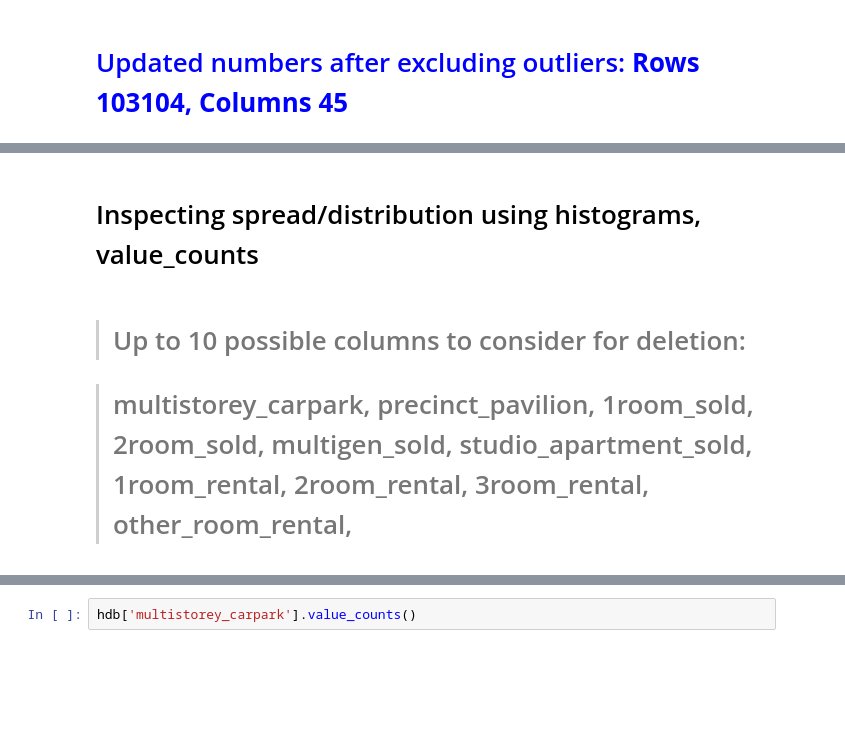
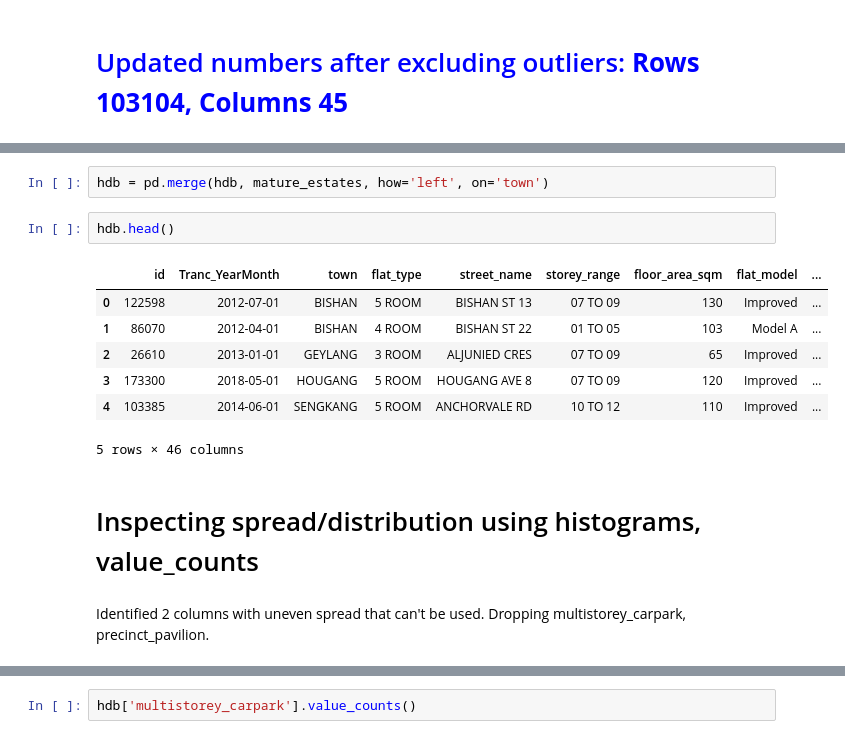
Before and after one commit to TheAnalystLeo/Groupdatasprint, a Jupyter notebook: datasprintgrp4.ipynb, the cells around one changed output, grey strips where cells are left out. Saved outputs shown, nothing was run; the diff lists cells and outputs as text; blank space fills up the shorter version.

```diff
--- a/datasprintgrp4.ipynb
+++ b/datasprintgrp4.ipynb
@@ -193,11 +206,19 @@ hdb.shape
+# %%
+hdb = pd.merge(hdb, mature_estates, how='left', on='town')
+# %%
+hdb.head()
+# %% [output]
+|  | id | Tranc_YearMonth | town | flat_type | street_name | storey_range | floor_area_sqm | flat_model | ... |
+| 0 | 122598 | 2012-07-01 | BISHAN | 5 ROOM | BISHAN ST 13 | 07 TO 09 | 130 | Improved | ... |
+| 1 | 86070 | 2012-04-01 | BISHAN | 4 ROOM | BISHAN ST 22 | 01 TO 05 | 103 | Model A | ... |
+| 2 | 26610 | 2013-01-01 | GEYLANG | 3 ROOM | ALJUNIED CRES | 07 TO 09 | 65 | Improved | ... |
+| 3 | 173300 | 2018-05-01 | HOUGANG | 5 ROOM | HOUGANG AVE 8 | 07 TO 09 | 120 | Improved | ... |
+| 4 | 103385 | 2014-06-01 | SENGKANG | 5 ROOM | ANCHORVALE RD | 10 TO 12 | 110 | Improved | ... |
+5 rows × 46 columns
 # %% [markdown]
 # Inspecting spread/distribution using histograms, value_counts
 # %% [markdown]
-<font color='green'>
-
-> # Up to 10 possible columns to consider for deletion:
-
-> # multistorey_carpark,  precinct_pavilion, 1room_sold, 2room_sold, multigen_sold, studio_apartment_sold, 1room_rental, 2room_rental, 3room_rental, other_room_rental,
+Identified 2 columns with uneven spread that can't be used. Dropping multistorey_carpark,  precinct_pavilion.
 # %%
 hdb.hist(figsize=(20,20));
 # %% [output]
```
Also changed, not shown: parts of 13 cells of this notebook, 1 other file.
